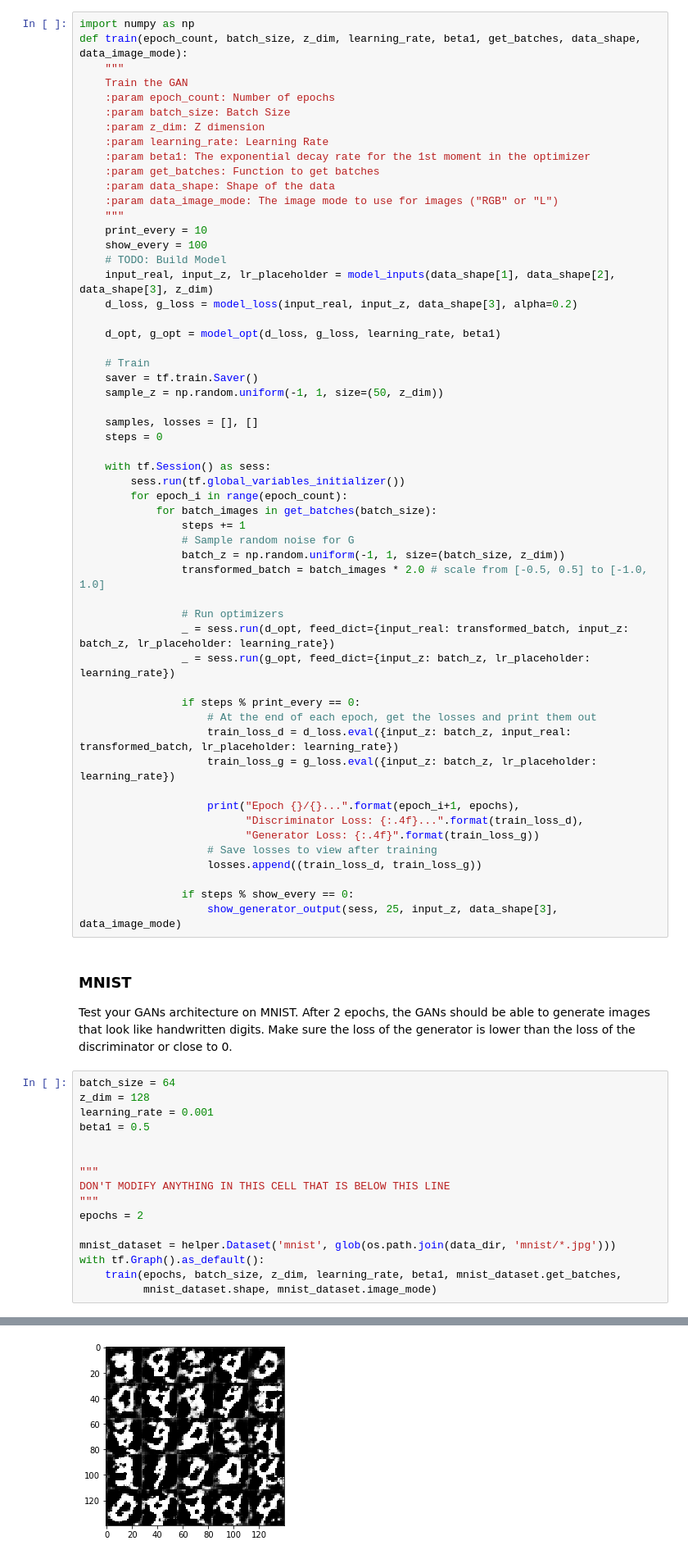
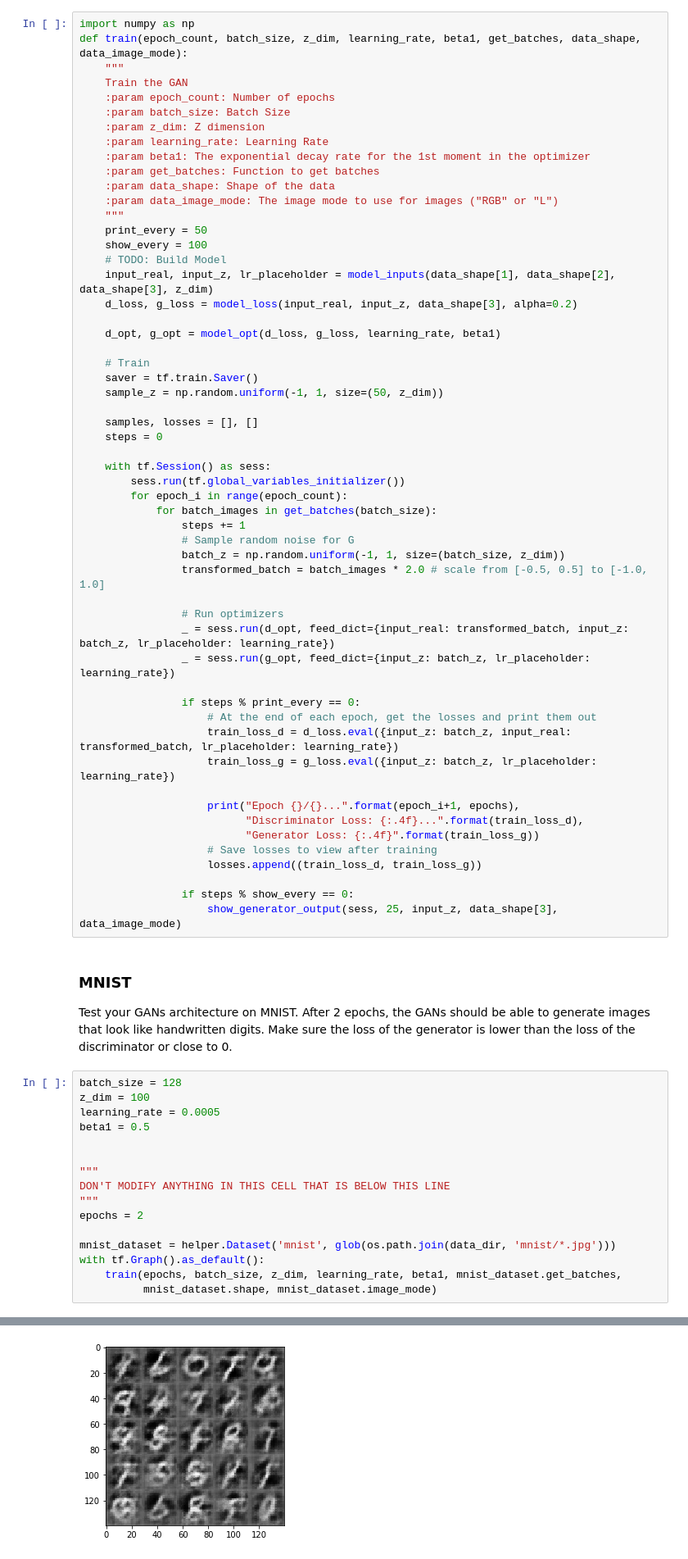
Before and after one commit to clusterfudge/dlnd-project-5, a Jupyter notebook: dlnd_face_generation.ipynb, the cells around one changed output, grey strips where cells are left out. Shown at 82% size. Drawn from its saved outputs; the diff is of its cells as text.

```diff
--- a/dlnd_face_generation.ipynb
+++ b/dlnd_face_generation.ipynb
@@ -346,7 +347,7 @@ def train(epoch_count, batch_size, z_dim, learning_rate, beta1, get_batches, dat
     :param data_shape: Shape of the data
     :param data_image_mode: The image mode to use for images ("RGB" or "L")
     """
-    print_every = 10
+    print_every = 50
     show_every = 100
     # TODO: Build Model
     input_real, input_z, lr_placeholder = model_inputs(data_shape[1], data_shape[2], data_shape[3], z_dim)
@@ -391,9 +392,9 @@ def train(epoch_count, batch_size, z_dim, learning_rate, beta1, get_batches, dat
 ### MNIST
 Test your GANs architecture on MNIST.  After 2 epochs, the GANs should be able to generate images that look like handwritten digits.  Make sure the loss of the generator is lower than the loss of the discriminator or close to 0.
 # %%
-batch_size = 64
-z_dim = 128
-learning_rate = 0.001
+batch_size = 128
+z_dim = 100
+learning_rate = 0.0005
 beta1 = 0.5
 
 
@@ -464 +465 @@ Epoch 1/2... Discriminator Loss: 1.5437... Generator Loss: 2.6516
-[figure, old version]
+[figure, new version]
```
Also changed, not shown: parts of 5 cells of this notebook.
